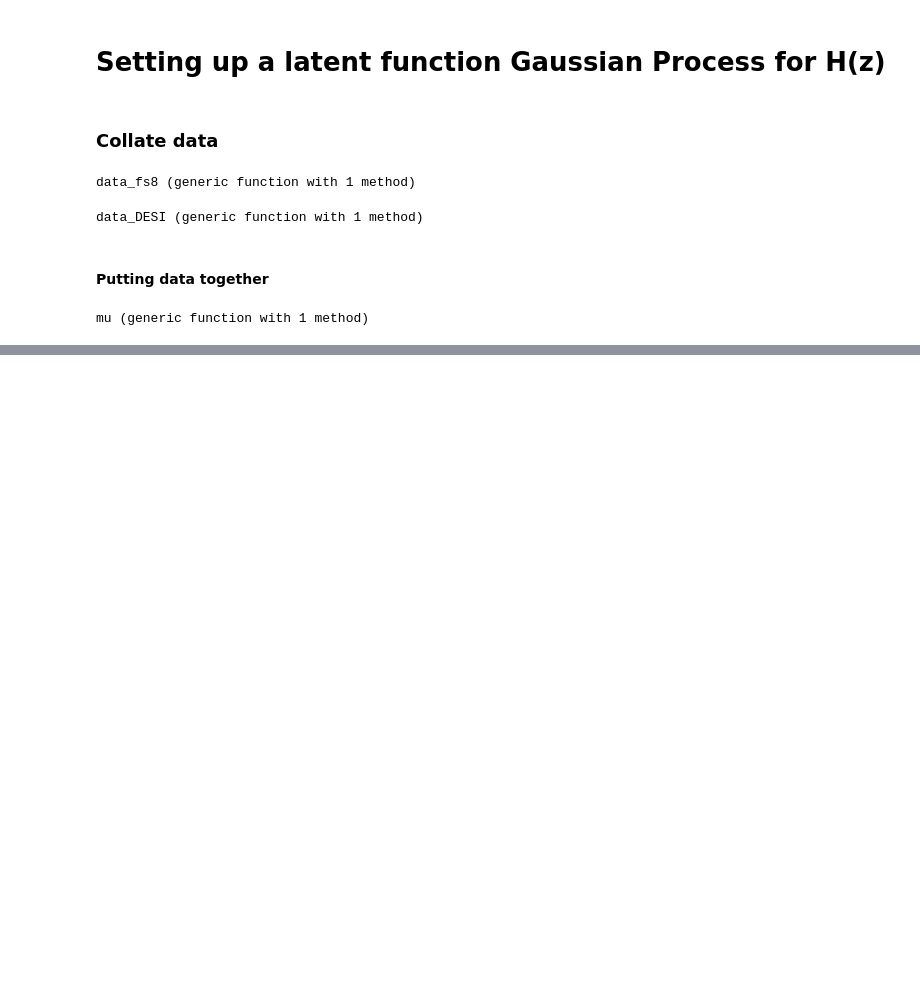
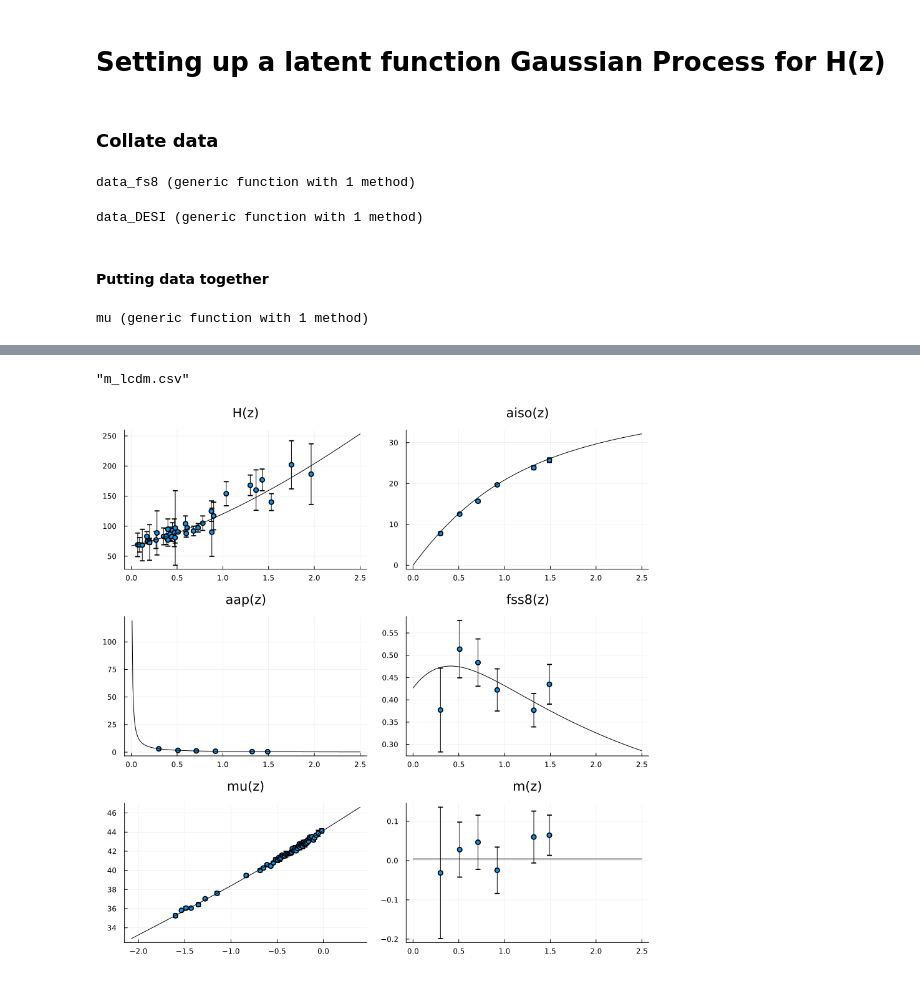
Before and after one commit to JaimeRZP/wb_gp, a Jupyter notebook: scripts_summer2026/Datasets_all/Datasets.ipynb, the cells around one changed output, grey strips where cells are left out. Drawn from its saved outputs; the diff is of its cells as text; code cells hidden in the pictures; blank space fills up the shorter version.

```diff
--- a/scripts_summer2026/Datasets_all/Datasets.ipynb
+++ b/scripts_summer2026/Datasets_all/Datasets.ipynb
@@ -410,3 +410,17 @@ function mu(z_hel, zarr, h0, ez)
 end
 # %% [output]
 mu (generic function with 1 method)
+# %%
+function m_shapefit2(cosmo, TK_fid, k, k_pivot)
+    # m_shapefit(cosmo, k, k_pivot)
+    cpar      = cosmo.cpar
+    Tk_EH     = LimberJack.TkEisHu(cpar, k ./ cpar.h)
+      #put this on outside
+
+    lnk = range(log(k[1]), log(k[end]), length = length(k))
+    δ = 1e-5
+    log_ratio = @. log(Tk_EH) - log(TK_fid)
+    itp = cubic_spline_interpolation(lnk, log_ratio, extrapolation_bc = Line())
+    c = (itp(log(k_pivot) + δ) - itp(log(k_pivot) - δ)) / (2δ)
+    return c
+end
@@ -413,24 +429,16 @@ mu (generic function with 1 method)
 # %%
 # cosmo_fid: Table 2 of https://arxiv.org/pdf/1807.06209, TT,TE,EE+lowE 68% limits
-# kvector, rd, zarr, Ωm, Ωb, Ωc, σ8, h0, ez
-
 
 z_integ1 = range(0.0, 2.5, length=300);
 
 klog = range(log(0.0001), stop=log(100.0), length=300);
 k_integ = exp.(klog)
-# k_integ = range(0.01, 0.15, length=300);
 cosmo = Cosmology(Ωm=0.3153, Ωb=0.049, h=0.6736, σ8=0.8111, ns=0.9649)
 cosmo_fid = Cosmology(Ωm=0.3138, Ωb=0.049, h=0.6736, σ8=0.81, ns=0.9649)
+Tk_EH_fid = LimberJack.TkEisHu(cosmo_fid.cpar, k_integ ./ cosmo_fid.cpar.h)
 
+# r_star = 144.39;  # Mpc
 r_d_fid = 147.09
-kpiv = 0.03
 
 ez_test = Ez(cosmo, z_integ1);
 ez_fid_test = Ez(cosmo_fid, z_integ1);
-
-# z_CMB = logrange(1.0, 1100.0, length=1000) .- 1.0;
-# ez_CMB_test = Ez(cosmo_fid, z_CMB);
-# println(cosmo_fid.cpar.Ωm, cosmo_fid.cpar.Ωb, cosmo_fid.cpar.Ωc, cosmo_fid.cpar.σ8, cosmo_fid.cpar.h)
-# pk_fiducial = EH98(k_integ, r_d_fid, z_integ1, cosmo_fid.cpar.Ωm, cosmo_fid.cpar.Ωb, cosmo_fid.cpar.Ωc, cosmo_fid.cpar.σ8, cosmo_fid.cpar.h, ez_fid_test);
-# println(pk_fiducial[200:215])
@@ -528,21 +516,36 @@ CSV.write("fss8_lcdm.csv", fss8lcdm)
+# %%
+mdf = DataFrame(
+    data = dataDESI.data_m,
+    z = dataDESI.z1,
+    err = m_err
+)
+mlcdm  = DataFrame(
+    LCDM = fill(m_shapefit2(cosmo, Tk_EH_fid, k_integ, 0.03), length(z_integ1))
+)
+CSV.write("m_data.csv", mdf)
+CSV.write("m_lcdm.csv", mlcdm)
+# %% [output]
+"m_lcdm.csv"
 # %%
-# p0 = plot(datahz.z, datahz.data, yerr=hz_err, seriestype=:scatter,title="H(z)", legend=false)
+p0 = plot(datahz.z, datahz.data, yerr=hz_err, seriestype=:scatter,title="H(z)", legend=false)
 p1 = plot(dataDESI.z1, dataDESI.data_dvrd, yerr=aiso_err, seriestype=:scatter,title="aiso(z)", legend=false)
 p2 = plot(dataDESI.z1, dataDESI.data_dhdm, yerr=aap_err, seriestype=:scatter, title="aap(z)", legend=false)
 p3 = plot(dataDESI.z1, dataDESI.data_fss8, yerr=fss8_err, seriestype=:scatter, title="fss8(z)", legend=false)
-# p4 = plot(log10.(datamu.z), datamu.data, yerr=mu_err, seriestype=:scatter, title="mu(z)", legend=false)
+p4 = plot(log10.(datamu.z), datamu.data, yerr=mu_err, seriestype=:scatter, title="mu(z)", legend=false)
 # p5 = plot(dataCMB.z, dataCMB.data, yerr=CMB_err, seriestype=:scatter, title="CMB", legend=false)
 p6 = plot(dataDESI.z1, dataDESI.data_m, yerr=m_err, seriestype=:scatter, title="m(z)", legend=false)
 
-# plot!(p0, z_integ1, hz_from_ez(z_integ1, cosmo_fid.cpar.h, ez_fid_test), color=:black)
+plot!(p0, z_integ1, hz_from_ez(z_integ1, cosmo_fid.cpar.h, ez_fid_test), color=:black)
 plot!(p1, z_integ1, a_iso(z_integ1, cosmo_fid.cpar.h, r_d_fid, ez_fid_test), color=:black)
 plot!(p2, z_integ1, a_ap(z_integ1, cosmo_fid.cpar.h, ez_fid_test), color=:black)
-plot!(p3, z_integ1, fss8_from_ez(z_integ1, z_integ1,ez_fid_test,k_integ, r_d_fid, r_d_fid,cosmo_fid), color=:black)
-# plot!(p4, log10.(z_integ1), mu(z_integ1, z_integ1, cosmo_fid.cpar.h, ez_fid_test), color=:black)
+plot!(p3, z_integ1, fss8_from_ez(z_integ1, z_integ1, ez_fid_test, k_integ, r_d_fid, r_d_fid, cosmo_fid), color=:black)
+plot!(p4, log10.(z_integ1), mu(z_integ1, z_integ1, cosmo_fid.cpar.h, ez_fid_test), color=:black)
 # plot!(p5, z_CMB[990:end], theta2(z_CMB, r_star, cosmo_fid.cpar.h, ez_CMB_test)[990:end], color=:black)
-# plot!(p6, z_integ1, m_shapefit(z_integ1, z_integ1, cosmo_fid.cpar.Ωm, cosmo_fid.cpar.σ8, cosmo_fid.cpar.h, cosmo, cosmo_fid, ez_test, ez_fid_test, k_integ, kpiv), color=:black)
+plot!(p6, z_integ1, fill(m_shapefit2(cosmo, Tk_EH_fid, k_integ, 0.03), length(z_integ1)), color=:black)
 
-plot(p1, p2, p3, p6, layout=(2,2), size=(600,600))
+plot(p0, p1, p2, p3, p4, p6, layout=(3,2), size=(900,900))
+# %% [output]
+[figure, added]
 # %%
 # data_obs = [datahz.data; datatracerfs8.data; dataDESI.data];
 # z_obs = [datahz.z; datatracerfs8.z; dataDESI.z];
```
Also changed, not shown: parts of 4 cells of this notebook, 7 other files.
